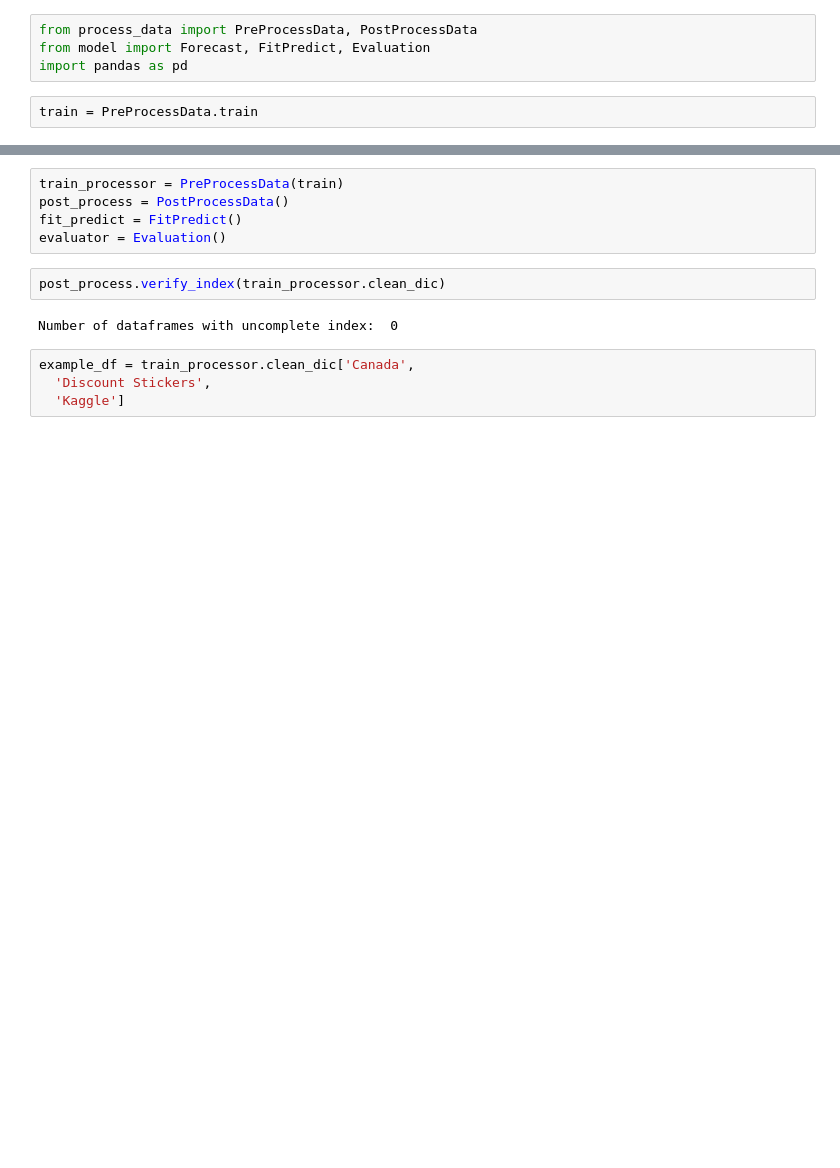
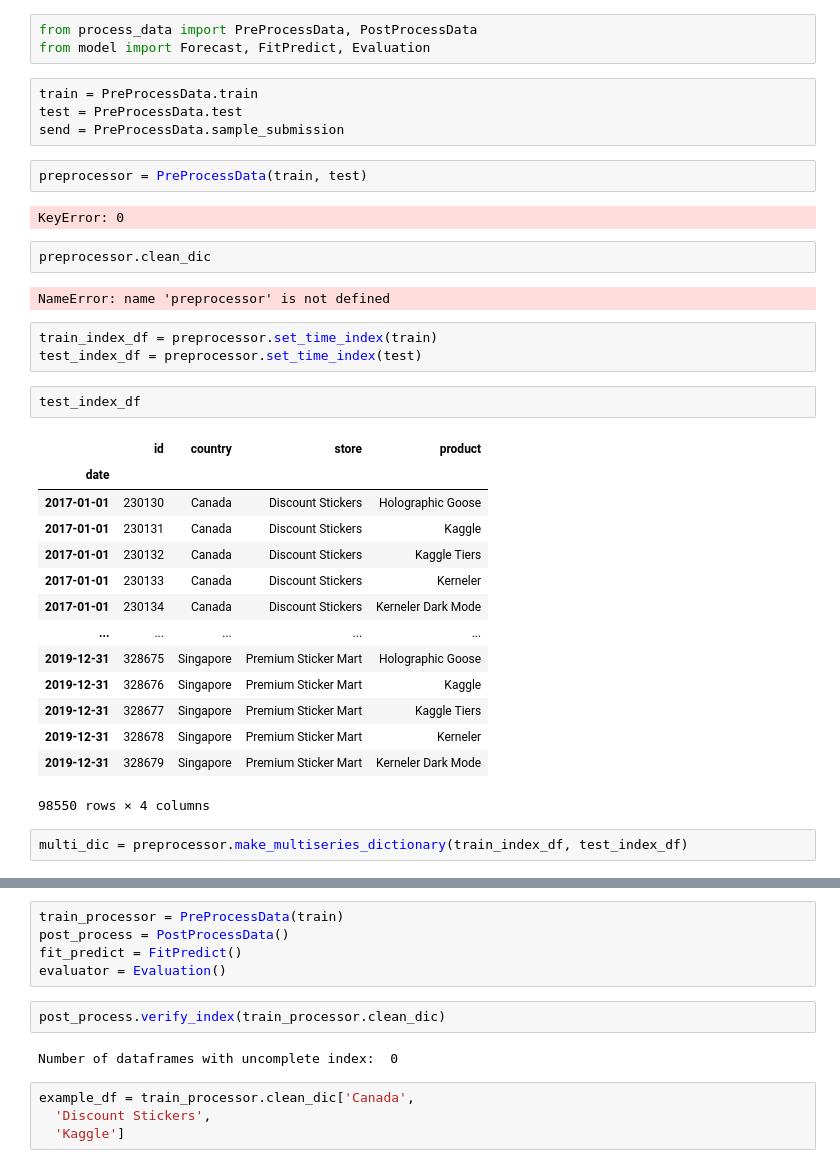
Before and after one commit to JoseCouceiro/kaggles_forecast, a Jupyter notebook: Forecasting Sticker Sales/program/check_stuff.ipynb, the cells around one changed output, grey strips where cells are left out. Cells and saved outputs as stored; diff of their text form; blank space fills up the shorter version.

```diff
--- a/Forecasting Sticker Sales/program/check_stuff.ipynb
+++ b/Forecasting Sticker Sales/program/check_stuff.ipynb
@@ -1,6 +1,37 @@
 # %%
 from process_data import PreProcessData, PostProcessData
 from model import Forecast, FitPredict, Evaluation
-import pandas as pd
+# %%
+train = PreProcessData.train
+test = PreProcessData.test
+send = PreProcessData.sample_submission
 # %%
-train = PreProcessData.train
+preprocessor = PreProcessData(train, test)
+# %% [output]
+KeyError: 0
+# %%
+preprocessor.clean_dic
+# %% [output]
+NameError: name 'preprocessor' is not defined
+# %%
+train_index_df = preprocessor.set_time_index(train)
+test_index_df = preprocessor.set_time_index(test)
+# %%
+test_index_df
+# %% [output]
+|  | id | country | store | product |
+| date |  |  |  |  |
+| 2017-01-01 | 230130 | Canada | Discount Stickers | Holographic Goose |
+| 2017-01-01 | 230131 | Canada | Discount Stickers | Kaggle |
+| 2017-01-01 | 230132 | Canada | Discount Stickers | Kaggle Tiers |
+| 2017-01-01 | 230133 | Canada | Discount Stickers | Kerneler |
+| 2017-01-01 | 230134 | Canada | Discount Stickers | Kerneler Dark Mode |
+| ... | ... | ... | ... | ... |
+| 2019-12-31 | 328675 | Singapore | Premium Sticker Mart | Holographic Goose |
+| 2019-12-31 | 328676 | Singapore | Premium Sticker Mart | Kaggle |
+| 2019-12-31 | 328677 | Singapore | Premium Sticker Mart | Kaggle Tiers |
+| 2019-12-31 | 328678 | Singapore | Premium Sticker Mart | Kerneler |
+| 2019-12-31 | 328679 | Singapore | Premium Sticker Mart | Kerneler Dark Mode |
+98550 rows × 4 columns
+# %%
+multi_dic = preprocessor.make_multiseries_dictionary(train_index_df, test_index_df)
```
Also changed, not shown: parts of 27 cells of this notebook, 4 other files.
